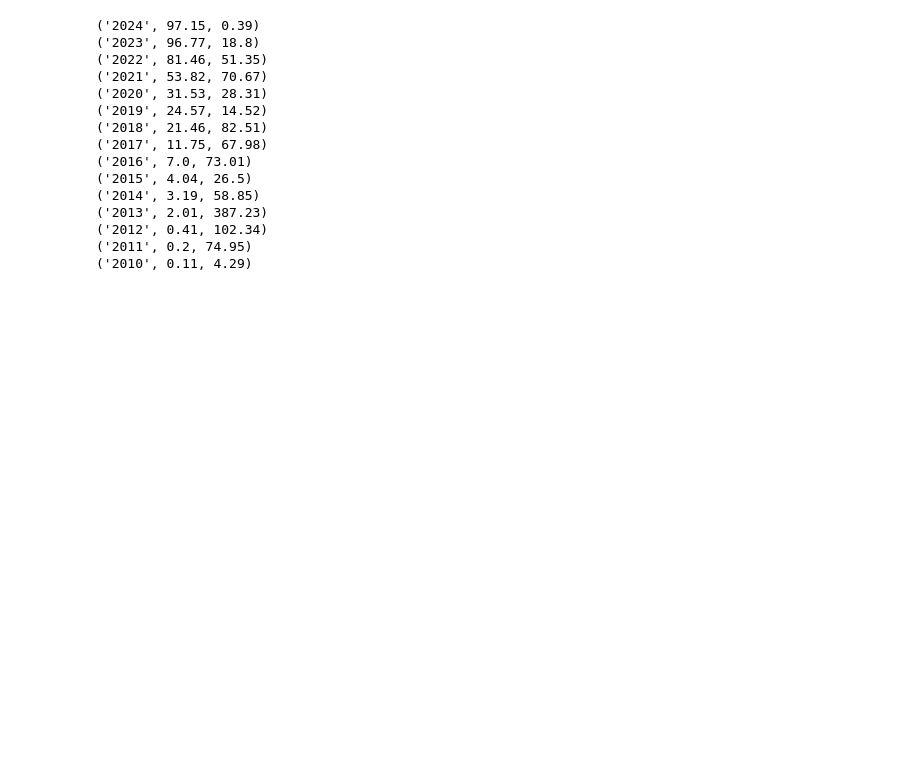
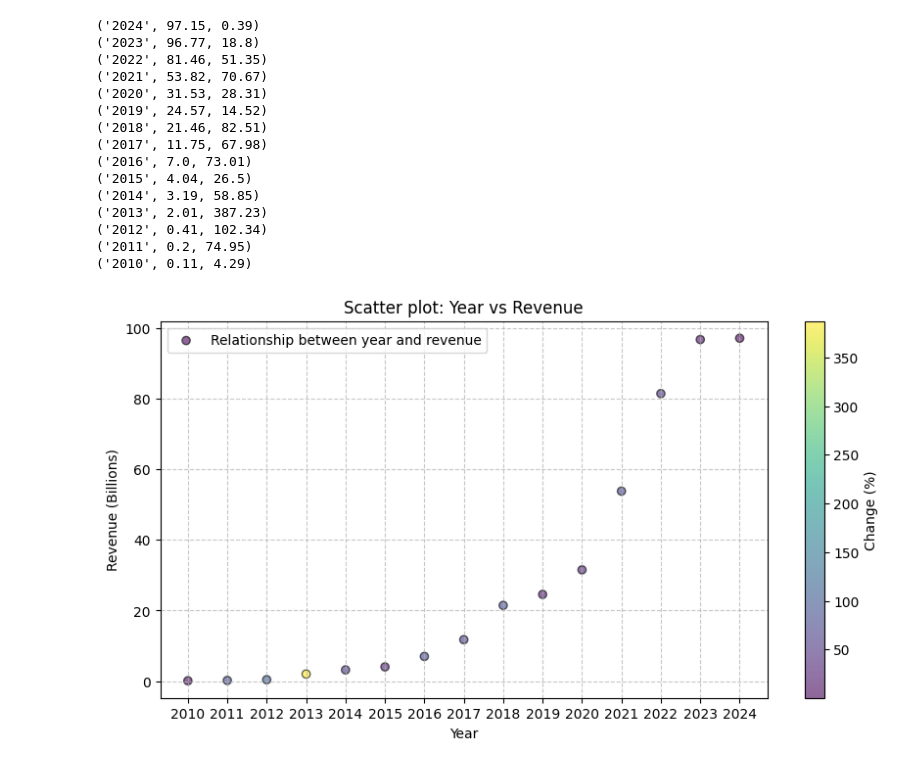
Before and after one commit to Julianmarania/Web-scraping-project_11_Julian_Lopez, a Jupyter notebook: src/explore.es.ipynb, the cells around one changed output. Saved outputs shown, nothing was run; the diff lists cells and outputs as text; code cells hidden in the pictures; blank space fills up the shorter version.

```diff
--- a/src/explore.es.ipynb
+++ b/src/explore.es.ipynb
@@ -130,3 +125,21 @@ with sqlite3.connect('DB_tesla') as con:
 ('2012', 0.41, 102.34)
 ('2011', 0.2, 74.95)
 ('2010', 0.11, 4.29)
+# %%
+# Primera forma de visualizar los datos (Scatter Plot)
+year = df_final['Year']
+revenue = df_final['Revenue']
+change = df_final['Change']
+
+plt.figure(figsize = (10, 5))
+scatter = plt.scatter(year, revenue, c = change, label = "Relationship between year and revenue", edgecolors='k', alpha=0.6) # Agrego (c = change) para agregar la columna extra al gráfico y poder hacer la barra lateral de colores. y lo meto todo en una variable que me pedira el codigo luego.
+plt.title("Scatter plot: Year vs Revenue")
+plt.xlabel("Year")
+plt.ylabel("Revenue (Billions)")
+plt.legend()
+plt.grid(linestyle='--', alpha=0.7)
+plt.gca().invert_xaxis() # Con esto invierto el eje del gráfico porque estan los datos al revés para mi gusto.
+plt.colorbar(scatter, label='Change (%)') # Esta es la funcion de plt que hace la barra lateral y me pide la variable que inicializamos antes.
+plt.show()
+# %% [output]
+[figure, added]
```
Also changed, not shown: parts of 4 cells of this notebook, 1 other file.
